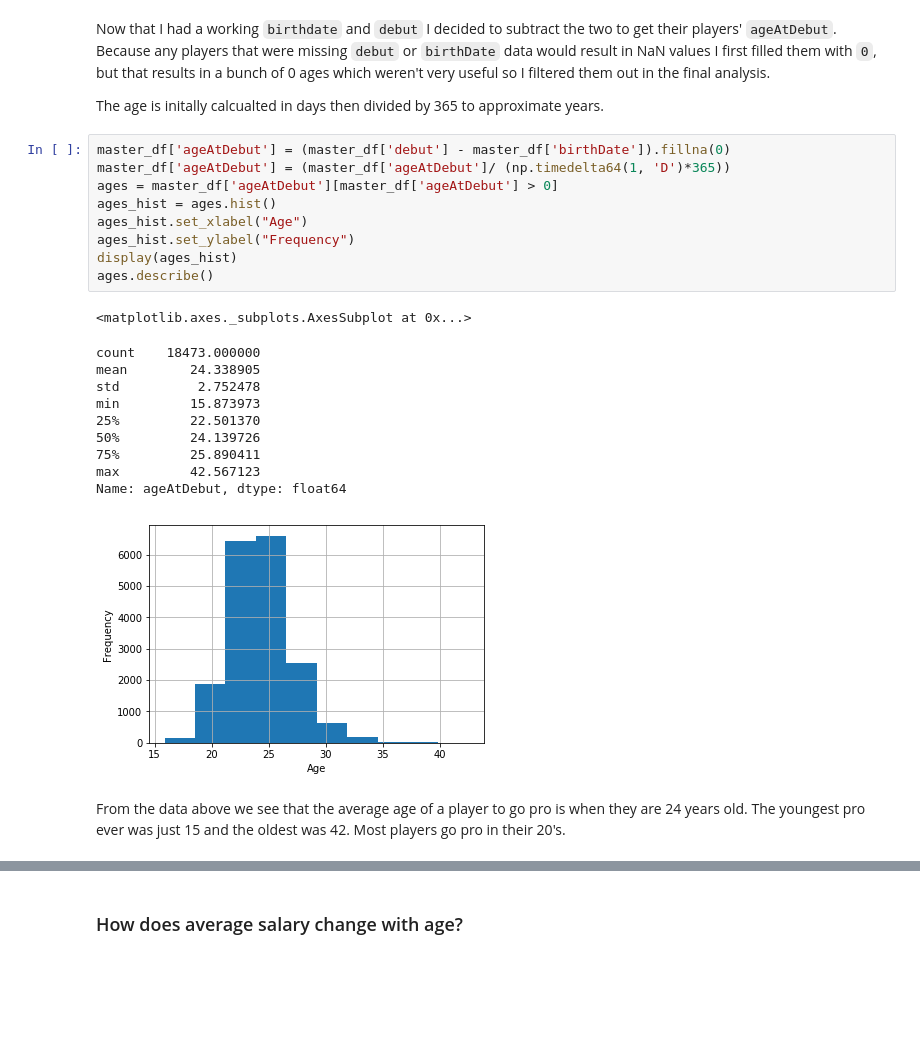
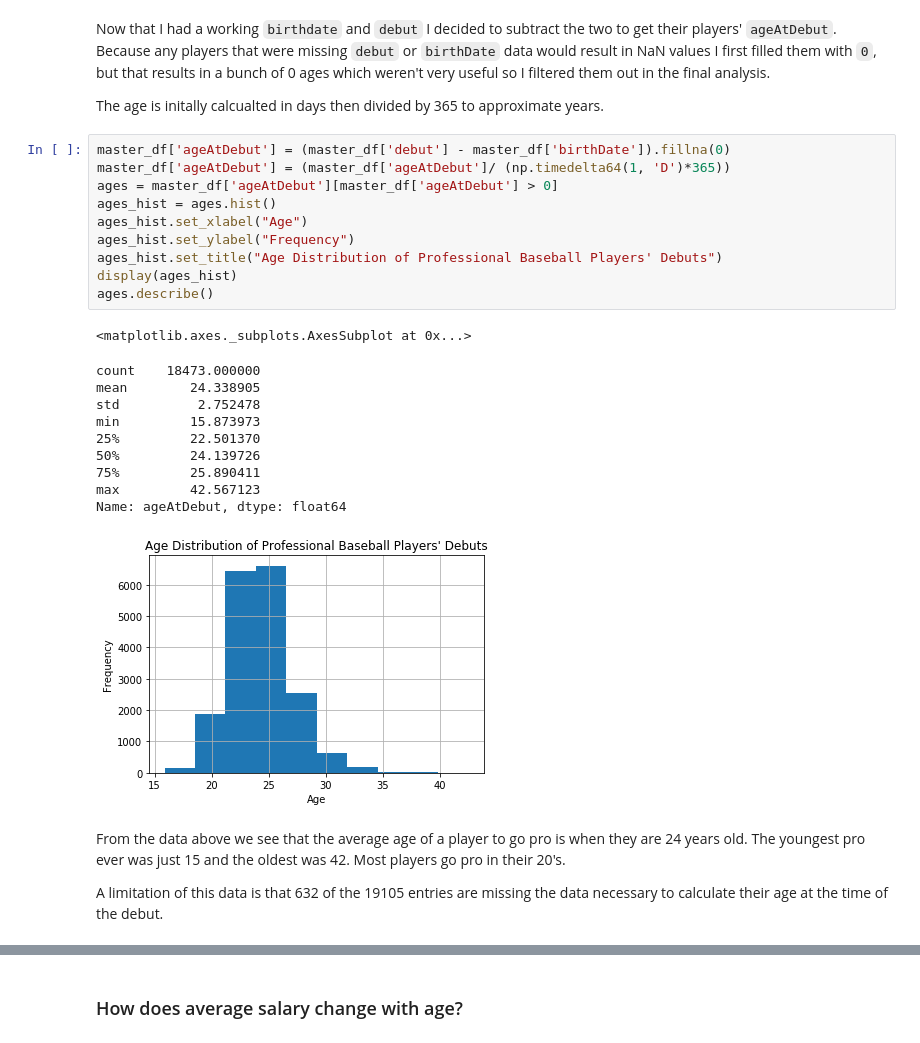
Before and after one commit to tylermorganme/dand_p2, a Jupyter notebook: Baseball Analysis.ipynb, the cells around one changed output, grey strips where cells are left out. Drawn from its saved outputs; the diff is of its cells as text; blank space fills up the shorter version.

Commit message:
Add limitations and chart titles

```diff
--- a/Baseball Analysis.ipynb
+++ b/Baseball Analysis.ipynb
@@ -35,23 +35,26 @@ The age is initally calcualted in days then divided by 365 to approximate years.
 # %%
 master_df['ageAtDebut'] = (master_df['debut'] - master_df['birthDate']).fillna(0)
 master_df['ageAtDebut'] = (master_df['ageAtDebut']/ (np.timedelta64(1, 'D')*365))
 ages = master_df['ageAtDebut'][master_df['ageAtDebut'] > 0]
 ages_hist = ages.hist()
 ages_hist.set_xlabel("Age")
 ages_hist.set_ylabel("Frequency")
+ages_hist.set_title("Age Distribution of Professional Baseball Players' Debuts")
 display(ages_hist)
 ages.describe()
 # %% [output]
 <matplotlib.axes._subplots.AxesSubplot at 0x...>
 count    18473.000000
 mean        24.338905
 std          2.752478
 min         15.873973
 25%         22.501370
 50%         24.139726
 75%         25.890411
 max         42.567123
 Name: ageAtDebut, dtype: float64
-[figure, old version]
+[figure, new version]
 # %% [markdown]
 From the data above we see that the average age of a player to go pro is when they are 24 years old. The youngest pro ever was just 15 and the oldest was 42. Most players go pro in their 20's.
+
+A limitation of this data is that 632 of the 19105 entries are missing the data necessary to calculate their age at the time of the debut.
```
Also changed, not shown: parts of 9 cells of this notebook.
